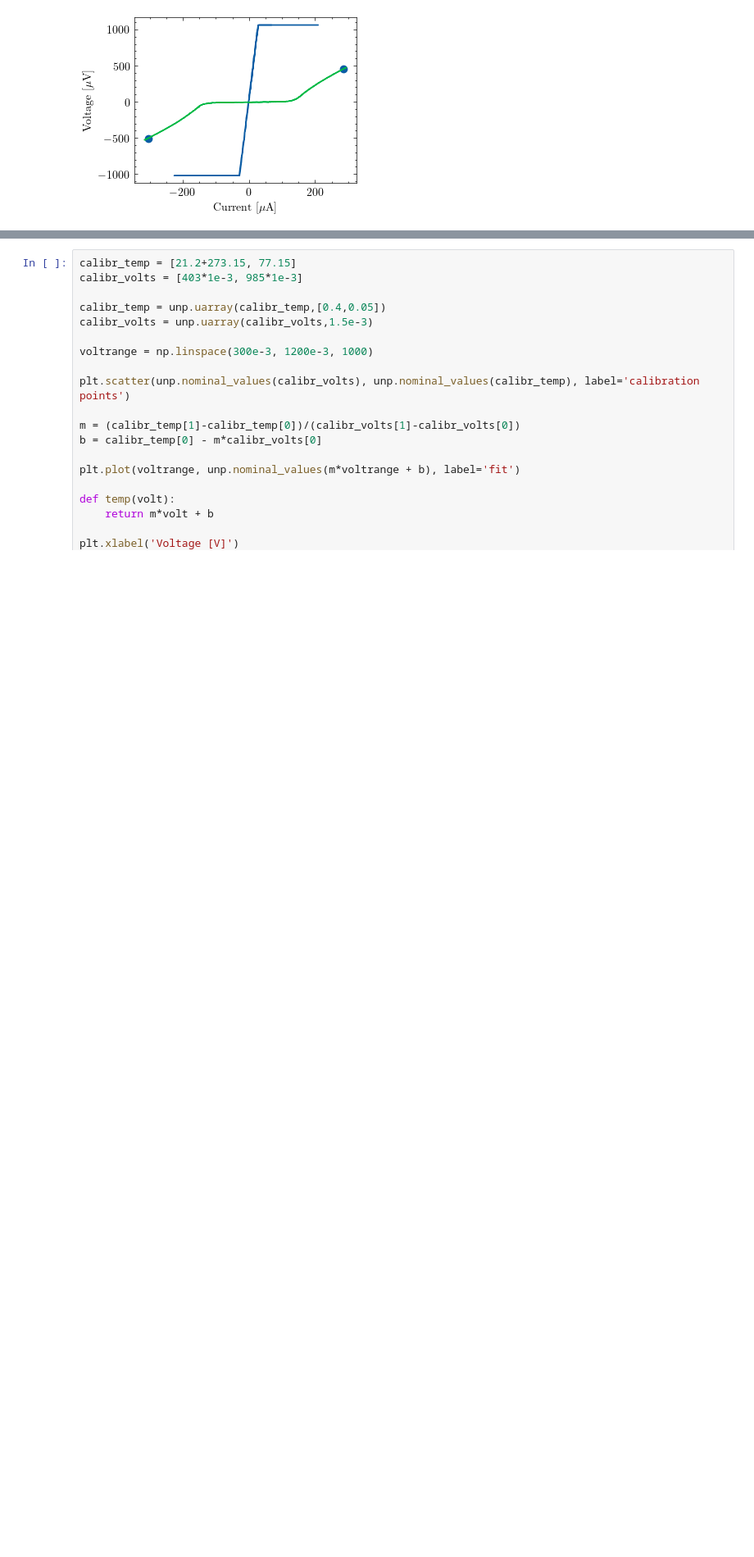
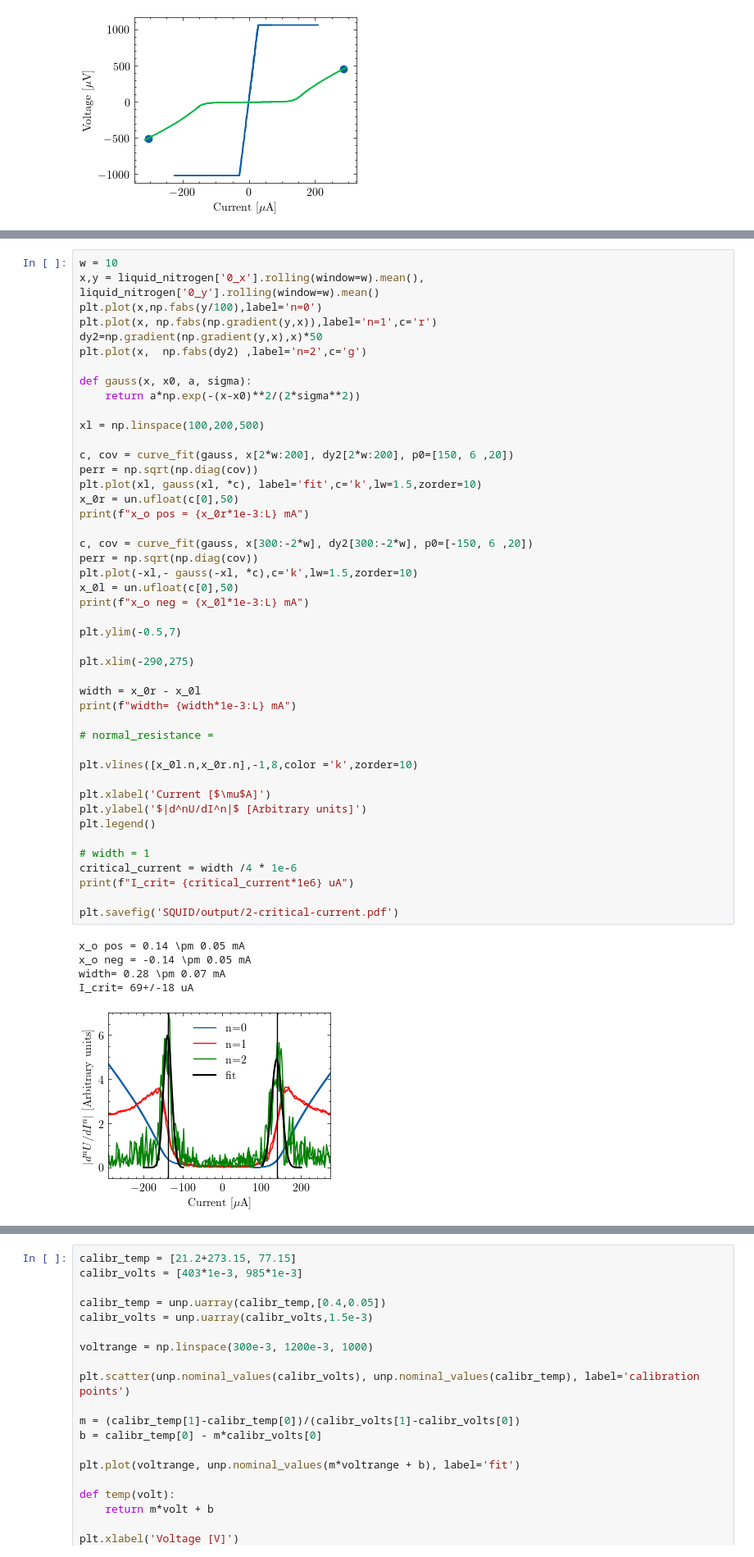
Before and after one commit to emhl/FP1, a Jupyter notebook: SQUID.ipynb, the cells around one changed output, grey strips where cells are left out. Shown at 82% size. Drawn from its saved outputs; the diff is of its cells as text; blank space fills up the shorter version.

```diff
--- a/SQUID.ipynb
+++ b/SQUID.ipynb
@@ -176,5 +181,56 @@ Name: 0_x, dtype: float64
 I_crit= 80.4 \pm 2.0 uA
 [figure]
+# %%
+w = 10
+x,y = liquid_nitrogen['0_x'].rolling(window=w).mean(), liquid_nitrogen['0_y'].rolling(window=w).mean()
+plt.plot(x,np.fabs(y/100),label='n=0')
+plt.plot(x, np.fabs(np.gradient(y,x)),label='n=1',c='r')
+dy2=np.gradient(np.gradient(y,x),x)*50
+plt.plot(x,  np.fabs(dy2) ,label='n=2',c='g')
+
+def gauss(x, x0, a, sigma):
+    return a*np.exp(-(x-x0)**2/(2*sigma**2))
+
+xl = np.linspace(100,200,500)
+
+c, cov = curve_fit(gauss, x[2*w:200], dy2[2*w:200], p0=[150, 6 ,20])
+perr = np.sqrt(np.diag(cov))
+plt.plot(xl, gauss(xl, *c), label='fit',c='k',lw=1.5,zorder=10)
+x_0r = un.ufloat(c[0],50)
+print(f"x_o pos = {x_0r*1e-3:L} mA")
+
+c, cov = curve_fit(gauss, x[300:-2*w], dy2[300:-2*w], p0=[-150, 6 ,20])
+perr = np.sqrt(np.diag(cov))
+plt.plot(-xl,- gauss(-xl, *c),c='k',lw=1.5,zorder=10)
+x_0l = un.ufloat(c[0],50)
+print(f"x_o neg = {x_0l*1e-3:L} mA")
+
+plt.ylim(-0.5,7)
+
+plt.xlim(-290,275)
+
+width = x_0r - x_0l
+print(f"width= {width*1e-3:L} mA")
+
+# normal_resistance =
+
+plt.vlines([x_0l.n,x_0r.n],-1,8,color ='k',zorder=10)
+
+plt.xlabel('Current [$\mu$A]')
+plt.ylabel('$|d^nU/dI^n|$ [Arbitrary units]')
+plt.legend()
+
+# width = 1
+critical_current = width /4 * 1e-6
+print(f"I_crit= {critical_current*1e6} uA")
+
+plt.savefig('SQUID/output/2-critical-current.pdf')
+# %% [output]
+x_o pos = 0.14 \pm 0.05 mA
+x_o neg = -0.14 \pm 0.05 mA
+width= 0.28 \pm 0.07 mA
+I_crit= 69+/-18 uA
+[figure, added]
 # %%
 plt.scatter(liquid_nitrogen['0_x'], np.gradient(liquid_nitrogen['0_y'], liquid_nitrogen['0_x']), label='data',s=8)
 w = 8
```
Also changed, not shown: parts of 5 cells of this notebook.
